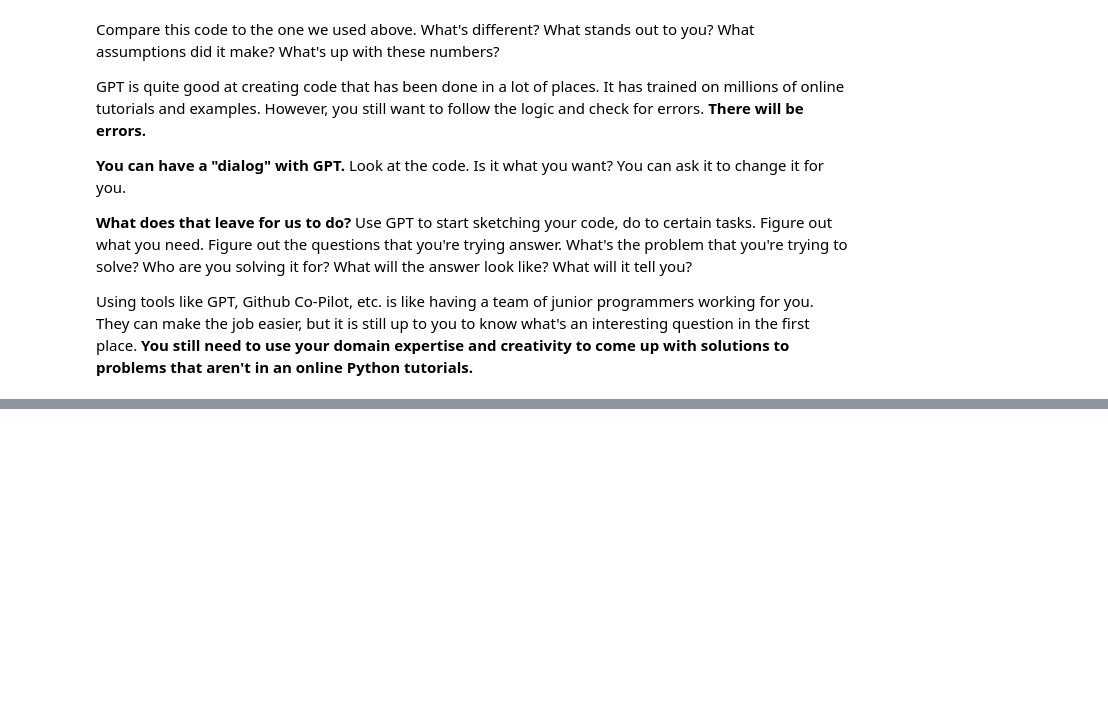
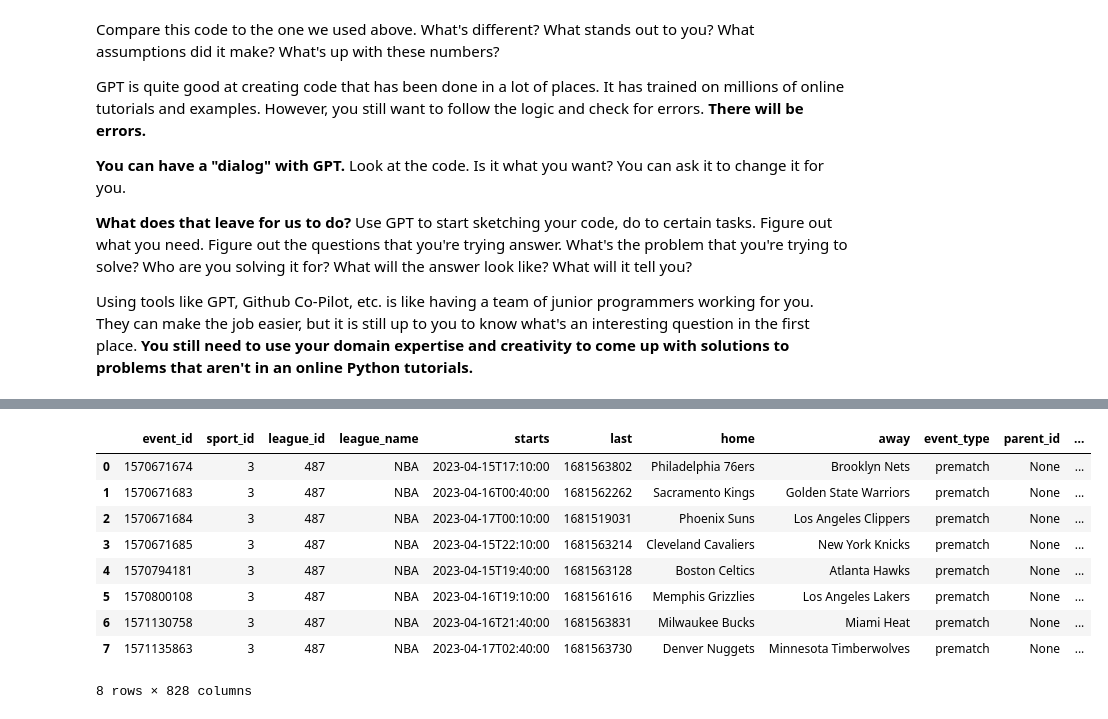
Before and after one commit to aaiken1/fin-data-analysis-text, a Jupyter notebook: _sources/chapters/7_nasdaq_api.ipynb, the cells around one changed output, grey strips where cells are left out. Saved outputs shown, nothing was run; the diff lists cells and outputs as text; code cells hidden in the pictures; blank space fills up the shorter version.

```diff
--- a/_sources/chapters/7_nasdaq_api.ipynb
+++ b/_sources/chapters/7_nasdaq_api.ipynb
@@ -473,0 +913,14 @@ Using tools like GPT, Github Co-Pilot, etc. is like having a team of junior prog
+# %%
+""" current_df_events = pd.json_normalize(data = current_json, record_path=['events'])
+current_df_events """
+# %% [output]
+|  | event_id | sport_id | league_id | league_name | starts | last | home | away | event_type | parent_id | ... |
+| 0 | 1570671674 | 3 | 487 | NBA | 2023-04-15T17:10:00 | 1681563802 | Philadelphia 76ers | Brooklyn Nets | prematch | None | ... |
+| 1 | 1570671683 | 3 | 487 | NBA | 2023-04-16T00:40:00 | 1681562262 | Sacramento Kings | Golden State Warriors | prematch | None | ... |
+| 2 | 1570671684 | 3 | 487 | NBA | 2023-04-17T00:10:00 | 1681519031 | Phoenix Suns | Los Angeles Clippers | prematch | None | ... |
+| 3 | 1570671685 | 3 | 487 | NBA | 2023-04-15T22:10:00 | 1681563214 | Cleveland Cavaliers | New York Knicks | prematch | None | ... |
+| 4 | 1570794181 | 3 | 487 | NBA | 2023-04-15T19:40:00 | 1681563128 | Boston Celtics | Atlanta Hawks | prematch | None | ... |
+| 5 | 1570800108 | 3 | 487 | NBA | 2023-04-16T19:10:00 | 1681561616 | Memphis Grizzlies | Los Angeles Lakers | prematch | None | ... |
+| 6 | 1571130758 | 3 | 487 | NBA | 2023-04-16T21:40:00 | 1681563831 | Milwaukee Bucks | Miami Heat | prematch | None | ... |
+| 7 | 1571135863 | 3 | 487 | NBA | 2023-04-17T02:40:00 | 1681563730 | Denver Nuggets | Minnesota Timberwolves | prematch | None | ... |
+8 rows × 828 columns
```
Also changed, not shown: parts of 42 cells of this notebook, 14 other files.
